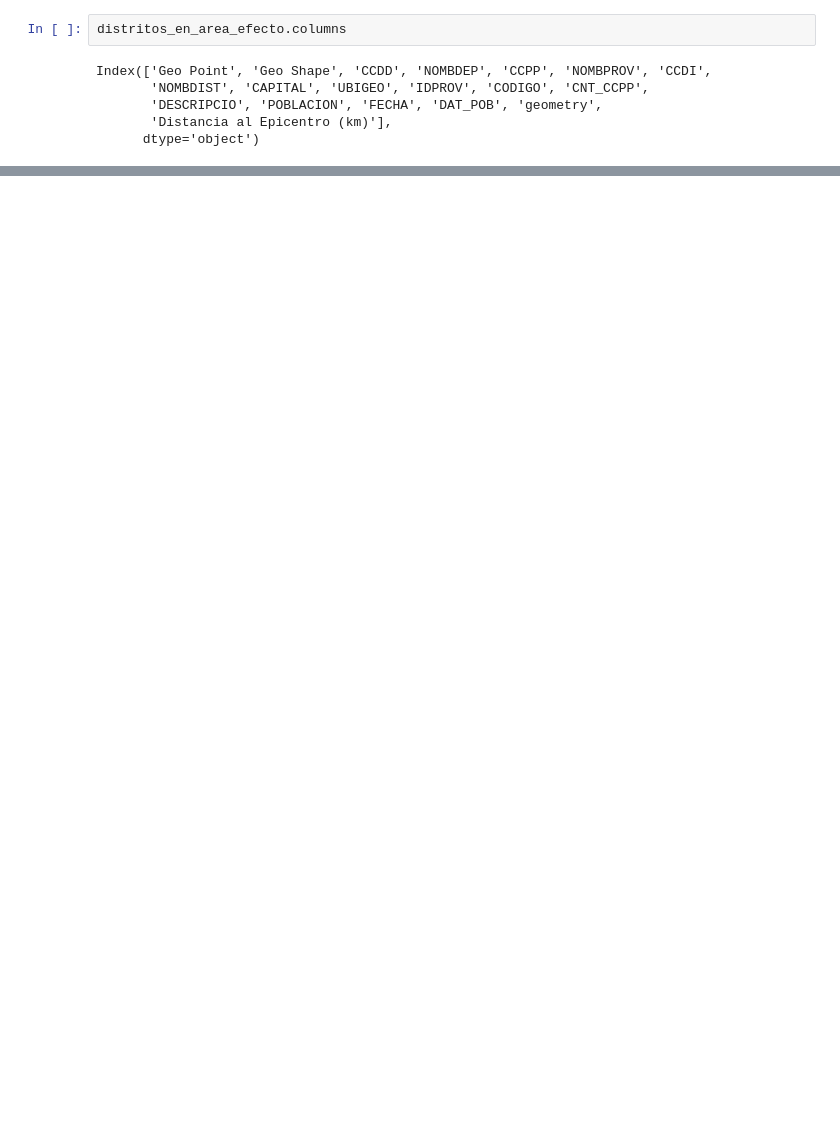
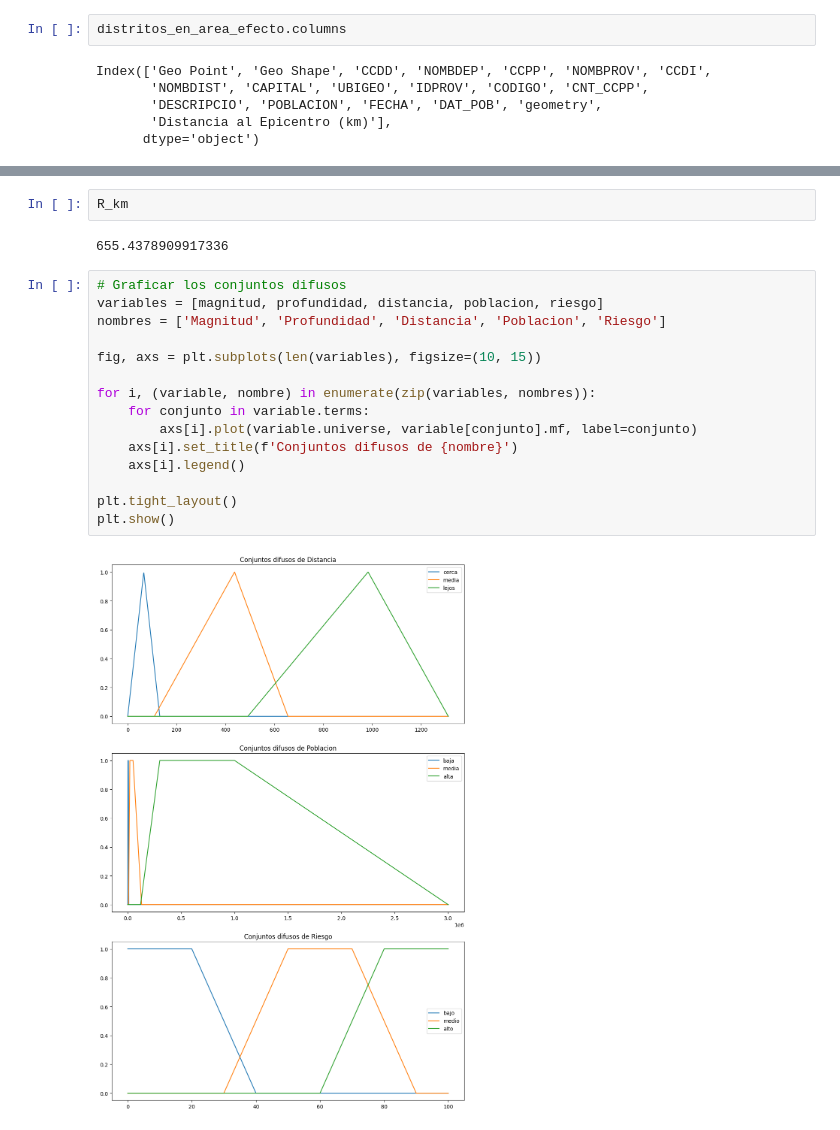
Before and after one commit to LeonDavisCoropuna/logica-difusa-terremotos, a Jupyter notebook: geo.ipynb, the cells around one changed output, grey strips where cells are left out. Saved outputs shown, nothing was run; the diff lists cells and outputs as text; blank space fills up the shorter version.

```diff
--- a/geo.ipynb
+++ b/geo.ipynb
@@ -178,0 +146,21 @@ ValueError: Crisp output cannot be calculated, likely because the system is too
+# %%
+R_km
+# %% [output]
+655.4378909917336
+# %%
+# Graficar los conjuntos difusos
+variables = [magnitud, profundidad, distancia, poblacion, riesgo]
+nombres = ['Magnitud', 'Profundidad', 'Distancia', 'Poblacion', 'Riesgo']
+
+fig, axs = plt.subplots(len(variables), figsize=(10, 15))
+
+for i, (variable, nombre) in enumerate(zip(variables, nombres)):
+    for conjunto in variable.terms:
+        axs[i].plot(variable.universe, variable[conjunto].mf, label=conjunto)
+    axs[i].set_title(f'Conjuntos difusos de {nombre}')
+    axs[i].legend()
+
+plt.tight_layout()
+plt.show()
+# %% [output]
+[figure, added]
```
Also changed, not shown: parts of 8 cells of this notebook, 3 other files.
